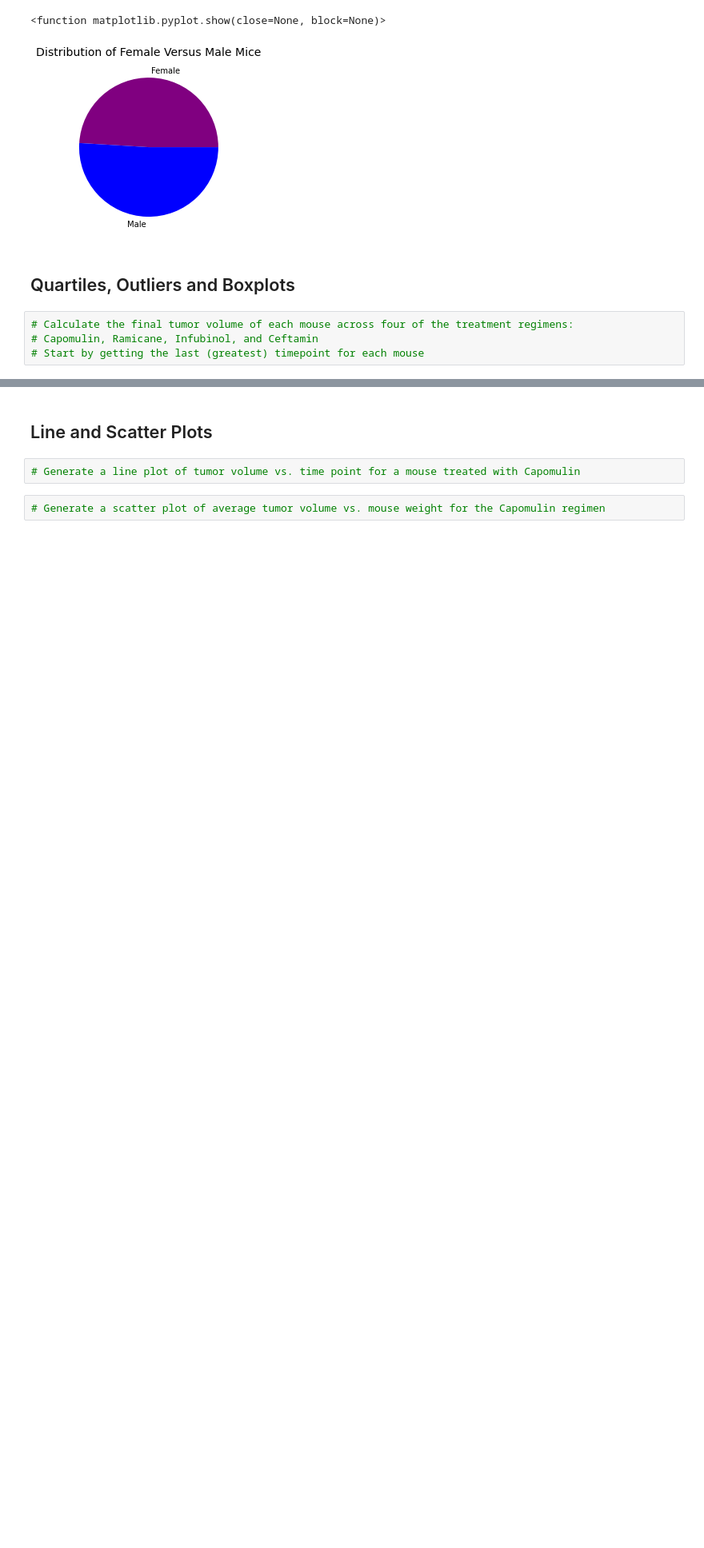
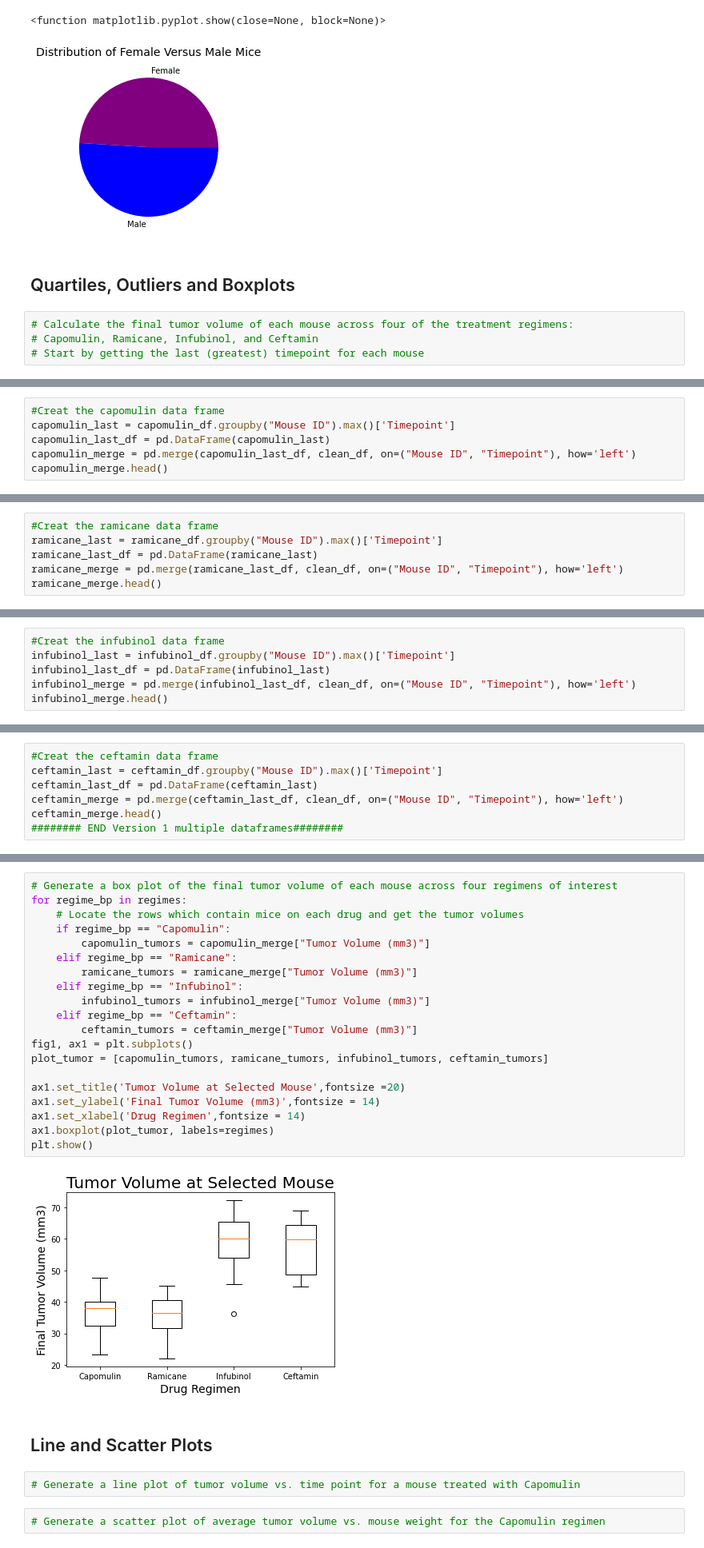
Before and after one commit to StephanieMcNutt/matplotlib_challenge, a Jupyter notebook: main.ipynb, the cells around one changed output, grey strips where cells are left out. Shown at 80% size. Drawn from its saved outputs; the diff is of its cells as text; blank space fills up the shorter version.

```diff
--- a/main.ipynb
+++ b/main.ipynb
@@ -220,0 +231,6 @@ plt.show
+# %%
+#Creat the capomulin data frame
+capomulin_last = capomulin_df.groupby("Mouse ID").max()['Timepoint']
+capomulin_last_df = pd.DataFrame(capomulin_last)
+capomulin_merge = pd.merge(capomulin_last_df, clean_df, on=("Mouse ID", "Timepoint"), how='left')
+capomulin_merge.head()
@@ -220,0 +244,6 @@ plt.show
+# %%
+#Creat the ramicane data frame
+ramicane_last = ramicane_df.groupby("Mouse ID").max()['Timepoint']
+ramicane_last_df = pd.DataFrame(ramicane_last)
+ramicane_merge = pd.merge(ramicane_last_df, clean_df, on=("Mouse ID", "Timepoint"), how='left')
+ramicane_merge.head()
@@ -220,0 +257,6 @@ plt.show
+# %%
+#Creat the infubinol data frame
+infubinol_last = infubinol_df.groupby("Mouse ID").max()['Timepoint']
+infubinol_last_df = pd.DataFrame(infubinol_last)
+infubinol_merge = pd.merge(infubinol_last_df, clean_df, on=("Mouse ID", "Timepoint"), how='left')
+infubinol_merge.head()
@@ -220,0 +270,7 @@ plt.show
+# %%
+#Creat the ceftamin data frame
+ceftamin_last = ceftamin_df.groupby("Mouse ID").max()['Timepoint']
+ceftamin_last_df = pd.DataFrame(ceftamin_last)
+ceftamin_merge = pd.merge(ceftamin_last_df, clean_df, on=("Mouse ID", "Timepoint"), how='left')
+ceftamin_merge.head()
+######## END Version 1 multiple dataframes########
@@ -291,3 +349,25 @@ Values above 94.044039 could be outliers.
+# %%
+# Generate a box plot of the final tumor volume of each mouse across four regimens of interest
+for regime_bp in regimes:
+    # Locate the rows which contain mice on each drug and get the tumor volumes
+    if regime_bp == "Capomulin":
+        capomulin_tumors = capomulin_merge["Tumor Volume (mm3)"]
+    elif regime_bp == "Ramicane":
+        ramicane_tumors = ramicane_merge["Tumor Volume (mm3)"]
+    elif regime_bp == "Infubinol":
+        infubinol_tumors = infubinol_merge["Tumor Volume (mm3)"]
+    elif regime_bp == "Ceftamin":
+        ceftamin_tumors = ceftamin_merge["Tumor Volume (mm3)"]
+fig1, ax1 = plt.subplots()
+plot_tumor = [capomulin_tumors, ramicane_tumors, infubinol_tumors, ceftamin_tumors]
+
+ax1.set_title('Tumor Volume at Selected Mouse',fontsize =20)
+ax1.set_ylabel('Final Tumor Volume (mm3)',fontsize = 14)
+ax1.set_xlabel('Drug Regimen',fontsize = 14)
+ax1.boxplot(plot_tumor, labels=regimes)
+plt.show()
+# %% [output]
+[figure, added]
 # %% [markdown]
 ## Line and Scatter Plots
 # %%
```
Also changed, not shown: parts of 8 cells of this notebook, 1 other file.
